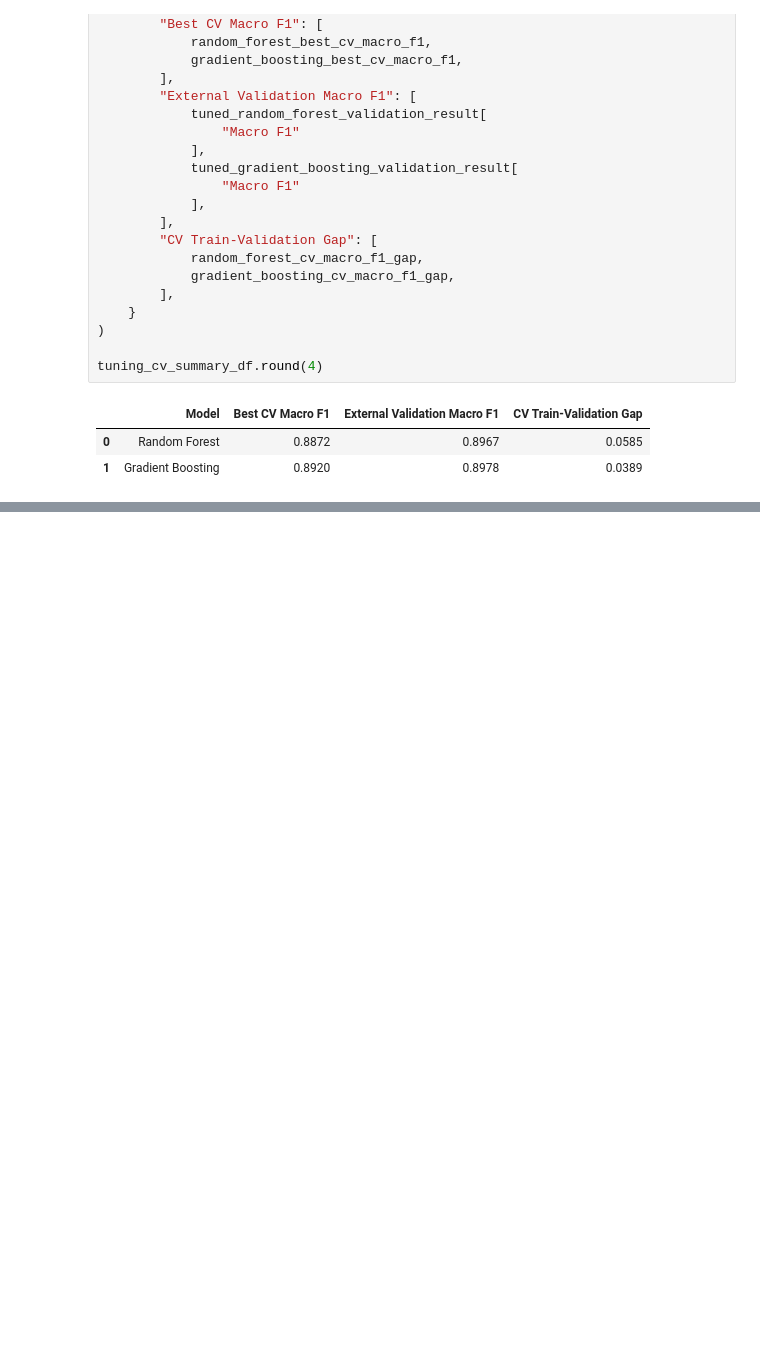
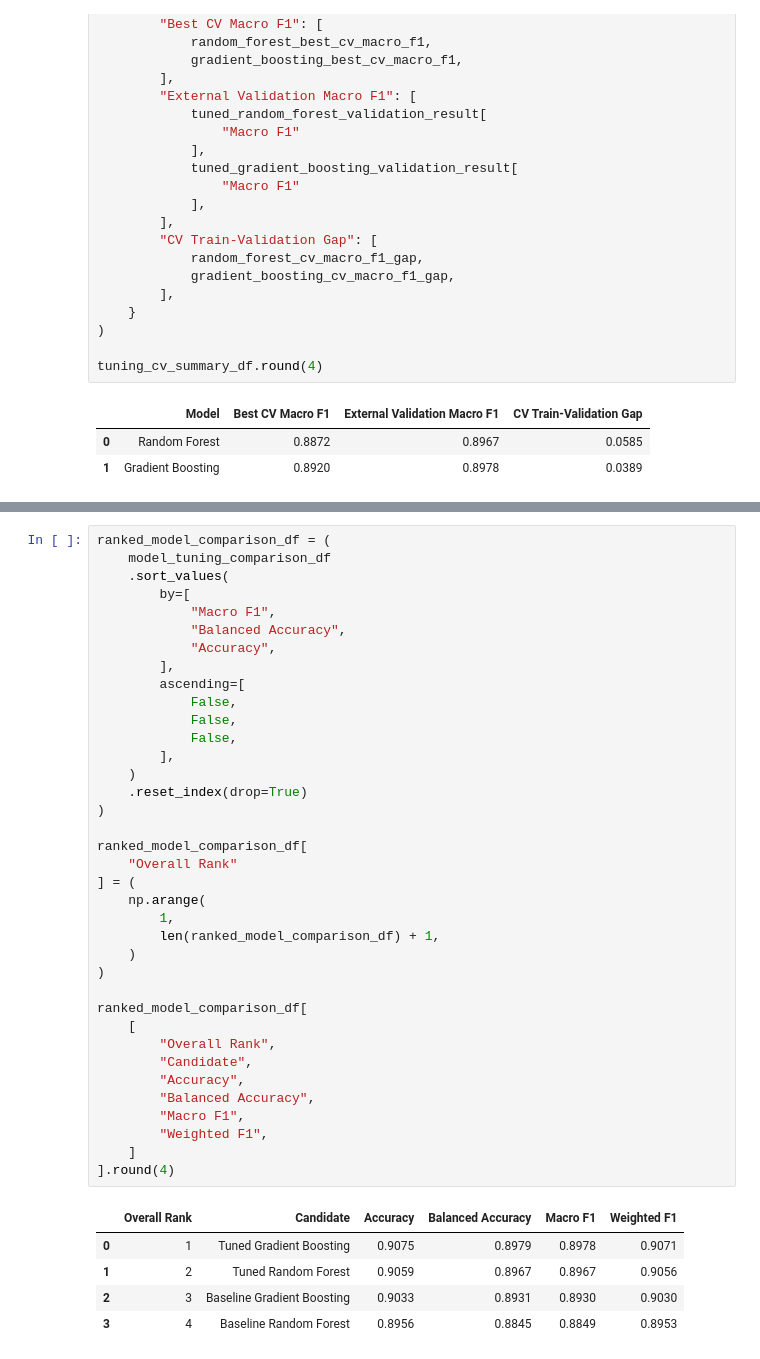
Before and after one commit to SMCodeX7/Obesity-Risk-Intelligence-System, a Jupyter notebook: notebooks/05_model_tuning.ipynb, the cells around one changed output, grey strips where cells are left out. Cells and saved outputs as stored; diff of their text form; blank space fills up the shorter version.

```diff
--- a/notebooks/05_model_tuning.ipynb
+++ b/notebooks/05_model_tuning.ipynb
@@ -2225,0 +2352,43 @@ Phase 6 Checkpoint 4 validation passed.
+# %%
+ranked_model_comparison_df = (
+    model_tuning_comparison_df
+    .sort_values(
+        by=[
+            "Macro F1",
+            "Balanced Accuracy",
+            "Accuracy",
+        ],
+        ascending=[
+            False,
+            False,
+            False,
+        ],
+    )
+    .reset_index(drop=True)
+)
+
+ranked_model_comparison_df[
+    "Overall Rank"
+] = (
+    np.arange(
+        1,
+        len(ranked_model_comparison_df) + 1,
+    )
+)
+
+ranked_model_comparison_df[
+    [
+        "Overall Rank",
+        "Candidate",
+        "Accuracy",
+        "Balanced Accuracy",
+        "Macro F1",
+        "Weighted F1",
+    ]
+].round(4)
+# %% [output]
+|  | Overall Rank | Candidate | Accuracy | Balanced Accuracy | Macro F1 | Weighted F1 |
+| 0 | 1 | Tuned Gradient Boosting | 0.9075 | 0.8979 | 0.8978 | 0.9071 |
+| 1 | 2 | Tuned Random Forest | 0.9059 | 0.8967 | 0.8967 | 0.9056 |
+| 2 | 3 | Baseline Gradient Boosting | 0.9033 | 0.8931 | 0.8930 | 0.9030 |
+| 3 | 4 | Baseline Random Forest | 0.8956 | 0.8845 | 0.8849 | 0.8953 |
```
Also changed, not shown: parts of 21 cells of this notebook, 2 other files.
